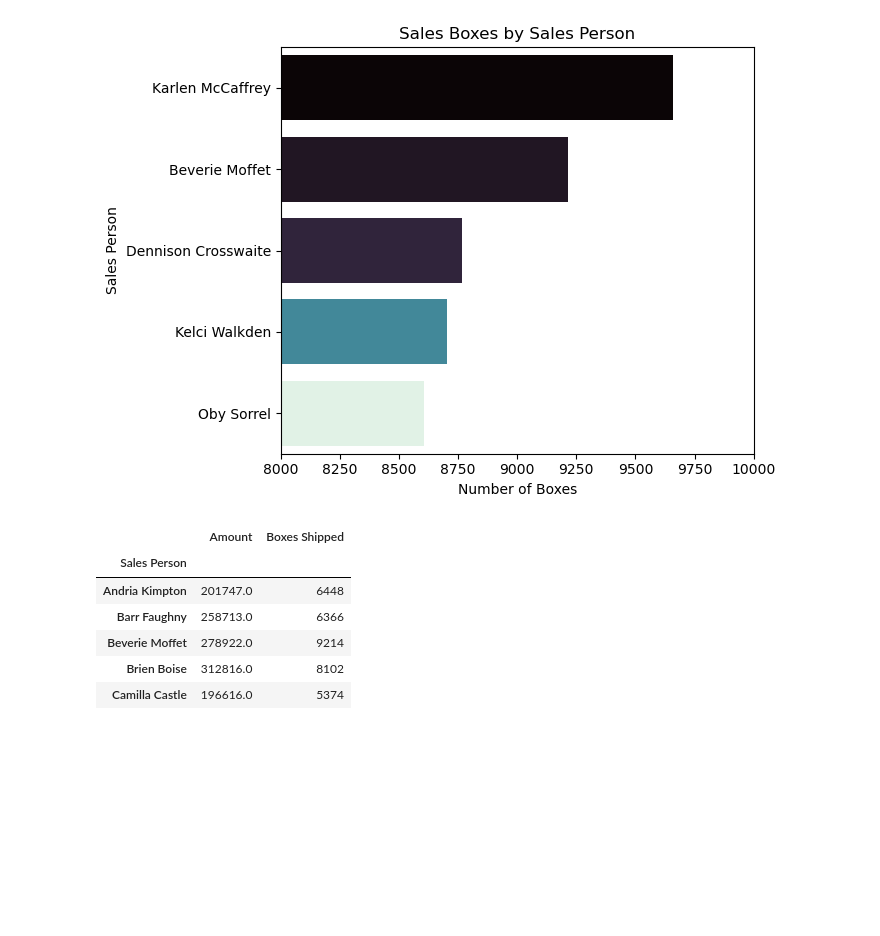
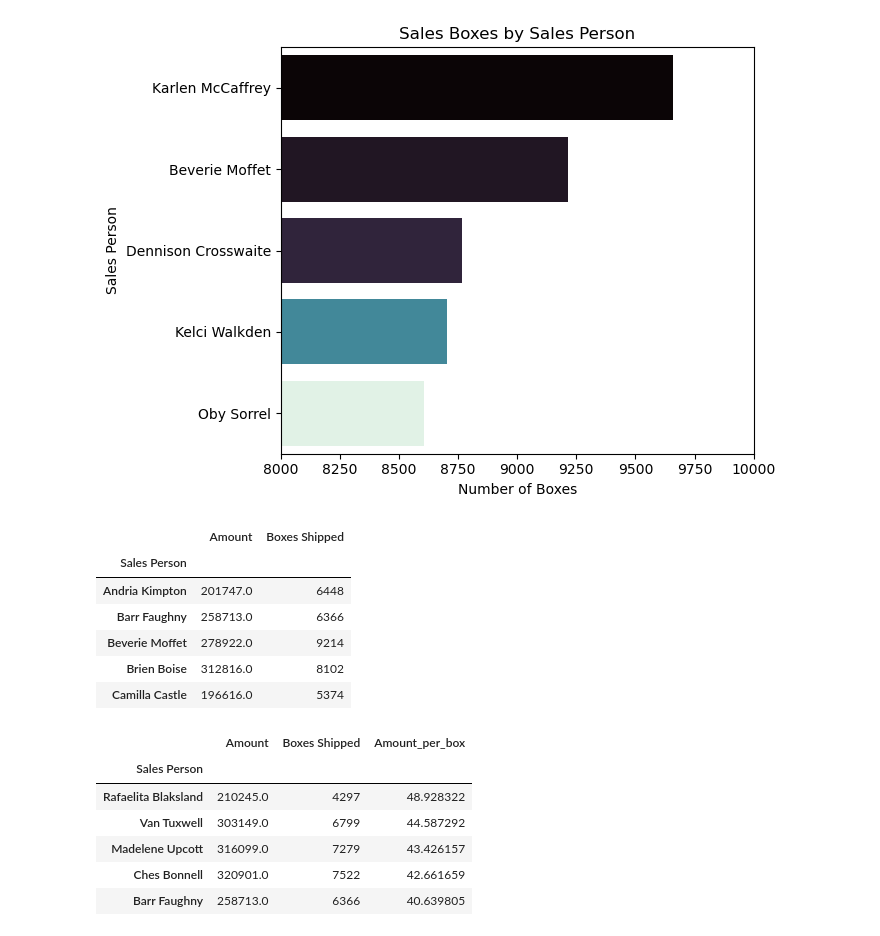
Before and after one commit to GrabarzVIII/chocolate_sales_data_analysis, a Jupyter notebook: chocolate_sales_data_analysis.ipynb, the cells around one changed output. Cells and saved outputs as stored; diff of their text form; code cells hidden in the pictures; blank space fills up the shorter version.

```diff
--- a/chocolate_sales_data_analysis.ipynb
+++ b/chocolate_sales_data_analysis.ipynb
@@ -217,3 +217,15 @@ amount_per_box_spdf.head()
 | Beverie Moffet | 278922.0 | 9214 |
 | Brien Boise | 312816.0 | 8102 |
 | Camilla Castle | 196616.0 | 5374 |
+# %%
+amount_per_box_spdf['Amount_per_box'] = amount_per_box_spdf['Amount']/amount_per_box_spdf['Boxes Shipped']
+amount_per_box_spdf.sort_values(by='Amount_per_box',ascending=False,axis=0,inplace=True)
+amount_per_box_spdf.head()
+# %% [output]
+|  | Amount | Boxes Shipped | Amount_per_box |
+| Sales Person |  |  |  |
+| Rafaelita Blaksland | 210245.0 | 4297 | 48.928322 |
+| Van Tuxwell | 303149.0 | 6799 | 44.587292 |
+| Madelene Upcott | 316099.0 | 7279 | 43.426157 |
+| Ches Bonnell | 320901.0 | 7522 | 42.661659 |
+| Barr Faughny | 258713.0 | 6366 | 40.639805 |
```
Also changed, not shown: parts of 4 cells of this notebook.
